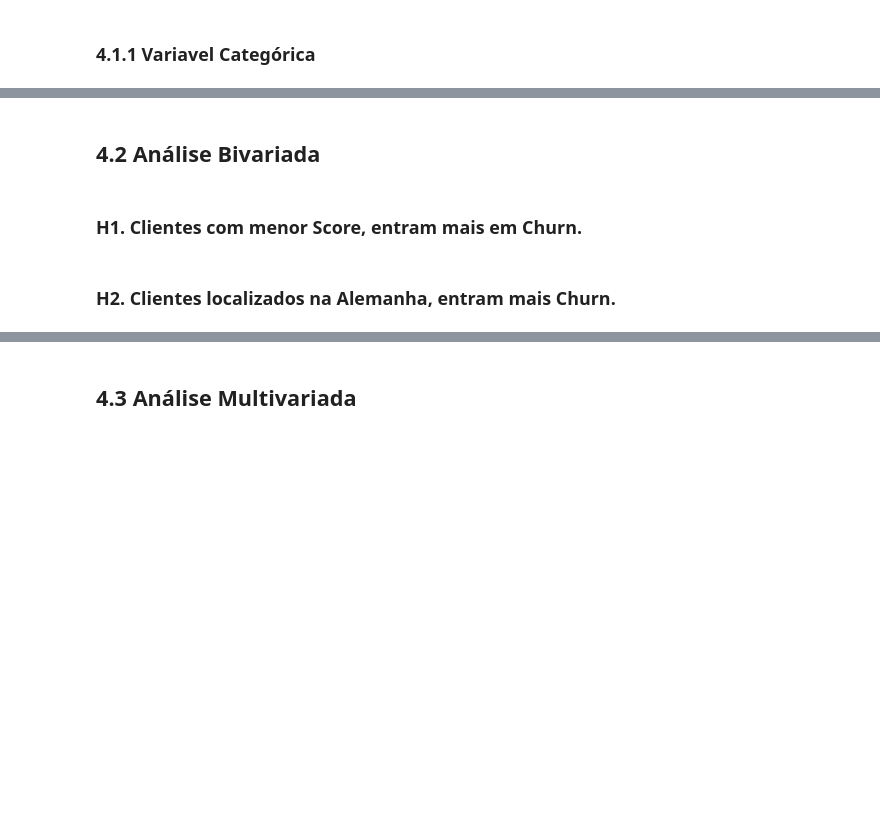
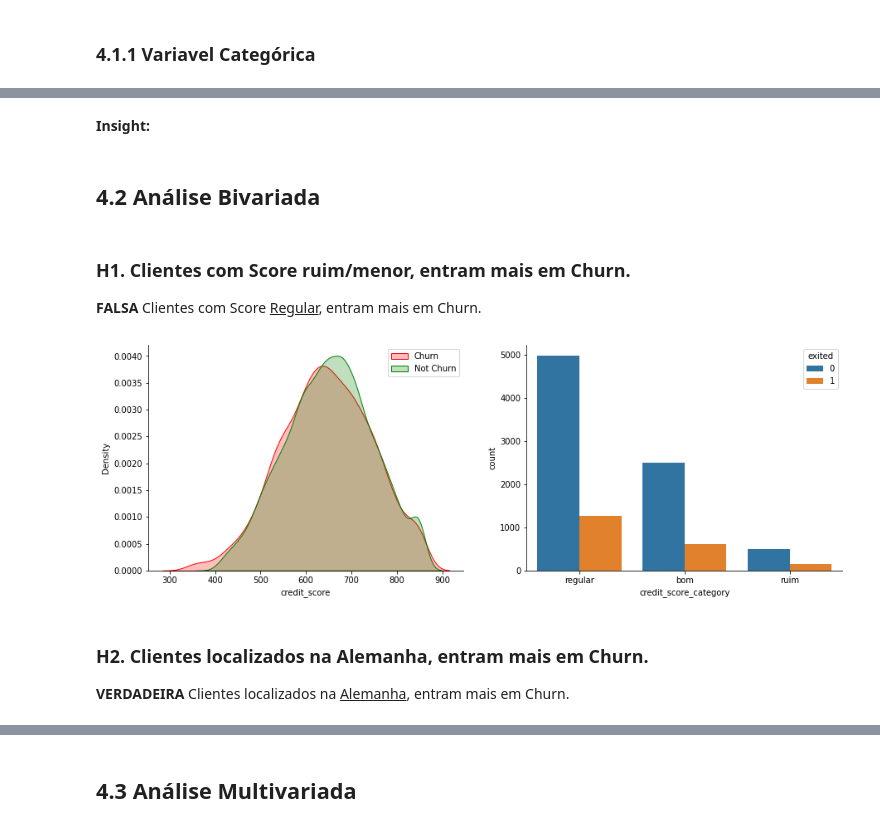
Before and after one commit to Jhonatanslopes/Bank-Customer-Churn, a Jupyter notebook: Notebook/notebook.ipynb, the cells around one changed output, grey strips where cells are left out. Saved outputs shown, nothing was run; the diff lists cells and outputs as text; code cells hidden in the pictures; blank space fills up the shorter version.

```diff
--- a/Notebook/notebook.ipynb
+++ b/Notebook/notebook.ipynb
@@ -420,6 +457,25 @@ sns.despine(right=True);
+# %% [markdown]
+**Insight:**
 # %% [markdown]
 ## 4.2 Análise Bivariada
 # %% [markdown]
-### **H1.** Clientes com menor Score, entram mais em Churn.
+### **H1.** Clientes com Score ruim/menor, entram mais em Churn.
+
+**FALSA** Clientes com Score <ins>Regular</ins>, entram mais em Churn.
+# %%
+plt.figure(figsize=(15, 5))
+plt.subplot(1, 2, 1)
+sns.kdeplot(x=df4[df4['exited'] == 1]['credit_score'], label='Churn', shade=True, color='red')
+sns.kdeplot(x=df4[df4['exited'] == 0]['credit_score'], label='Not Churn', shade=True, color='green')
+sns.despine(right=True)
+plt.legend()
+
+plt.subplot(1, 2, 2)
+sns.countplot(x='credit_score_category', hue='exited', data=df4)
+sns.despine(right=True);
+# %% [output]
+[figure, added]
 # %% [markdown]
-### **H2.** Clientes localizados na Alemanha, entram mais Churn.
+### **H2.** Clientes localizados na Alemanha, entram mais em Churn.
+
+**VERDADEIRA** Clientes localizados na <ins>Alemanha</ins>, entram mais em Churn.
```
Also changed, not shown: parts of 42 cells of this notebook.
